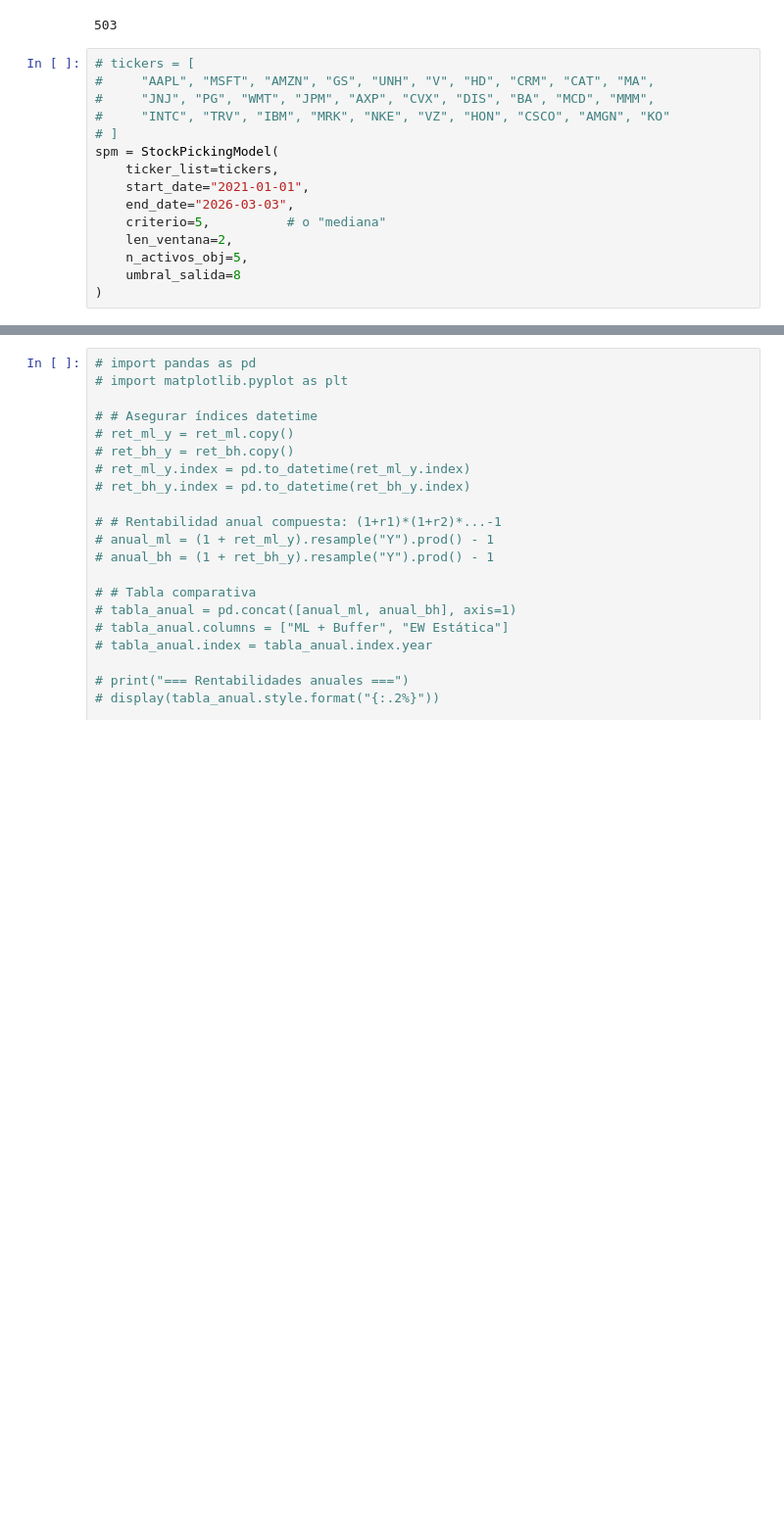
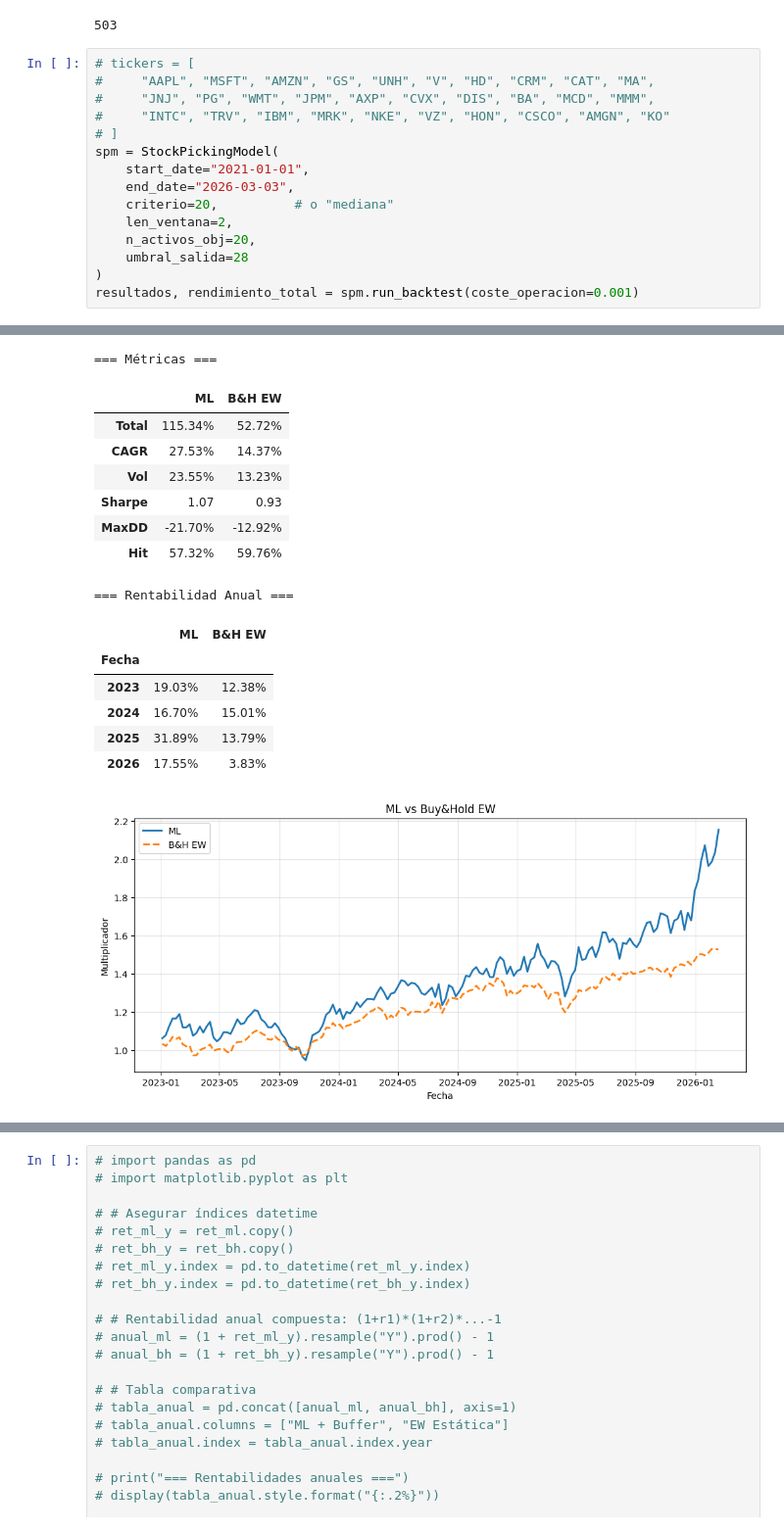
Before and after one commit to Javi-Puerta/Trabajo_gestion_cuantitativa, a Jupyter notebook: prueba_StockPickingModel.ipynb, the cells around one changed output, grey strips where cells are left out. Shown at 98% size. Drawn from its saved outputs; the diff is of its cells as text; blank space fills up the shorter version.

```diff
--- a/prueba_StockPickingModel.ipynb
+++ b/prueba_StockPickingModel.ipynb
@@ -66,12 +66,12 @@ Tickers S&P 500 a 2026-03-01: 503
 #     "INTC", "TRV", "IBM", "MRK", "NKE", "VZ", "HON", "CSCO", "AMGN", "KO"
 # ]
 spm = StockPickingModel(
-    ticker_list=tickers,
     start_date="2021-01-01",
     end_date="2026-03-03",
-    criterio=5,          # o "mediana"
+    criterio=20,          # o "mediana"
     len_ventana=2,
-    n_activos_obj=5,
-    umbral_salida=8
+    n_activos_obj=20,
+    umbral_salida=28
 )
+resultados, rendimiento_total = spm.run_backtest(coste_operacion=0.001)
 # %% [output]
@@ -85,3 +95,19 @@ spm = StockPickingModel(
+=== Métricas ===
+|  | ML | B&H EW |
+| Total | 115.34% | 52.72% |
+| CAGR | 27.53% | 14.37% |
+| Vol | 23.55% | 13.23% |
+| Sharpe | 1.07 | 0.93 |
+| MaxDD | -21.70% | -12.92% |
+| Hit | 57.32% | 59.76% |
+=== Rentabilidad Anual ===
+|  | ML | B&H EW |
+| Fecha |  |  |
+| 2023 | 19.03% | 12.38% |
+| 2024 | 16.70% | 15.01% |
+| 2025 | 31.89% | 13.79% |
+| 2026 | 17.55% | 3.83% |
+[figure, added]
 # %%
 resultados, rendimiento_total = spm.run_backtest(coste_operacion=0.001)
 
```
Also changed, not shown: parts of 3 cells of this notebook, 1 other file.
